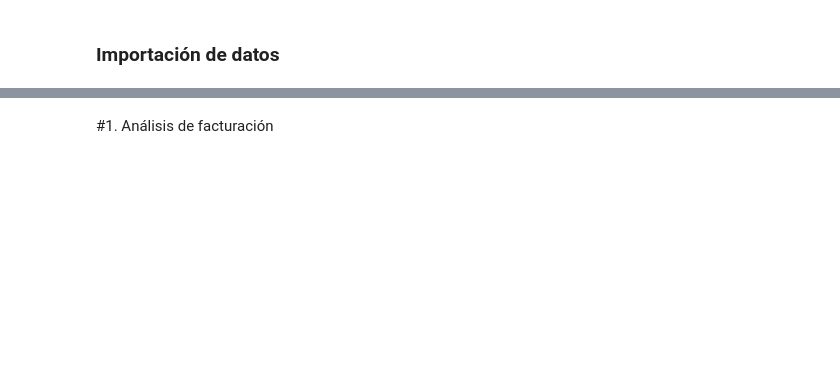
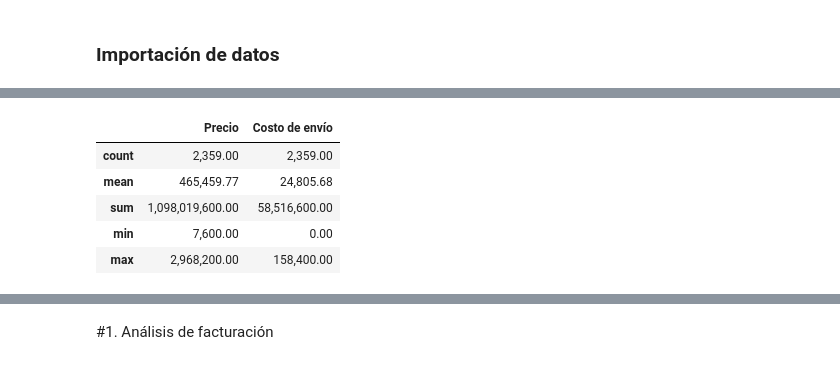
Before and after one commit to Near-o7/desafio1_dataScience, a Jupyter notebook: AluraStoreLatam.ipynb, the cells around one changed output, grey strips where cells are left out. Drawn from its saved outputs; the diff is of its cells as text; code cells hidden in the pictures; blank space fills up the shorter version.

```diff
--- a/AluraStoreLatam.ipynb
+++ b/AluraStoreLatam.ipynb
@@ -25,0 +46,9 @@ tienda.head()
+# %%
+tienda3[["Precio", "Costo de envío"]].agg(["count", "mean", "sum", "min", "max"])
+# %% [output]
+|  | Precio | Costo de envío |
+| count | 2,359.00 | 2,359.00 |
+| mean | 465,459.77 | 24,805.68 |
+| sum | 1,098,019,600.00 | 58,516,600.00 |
+| min | 7,600.00 | 0.00 |
+| max | 2,968,200.00 | 158,400.00 |
```
Also changed, not shown: parts of 7 cells of this notebook.
